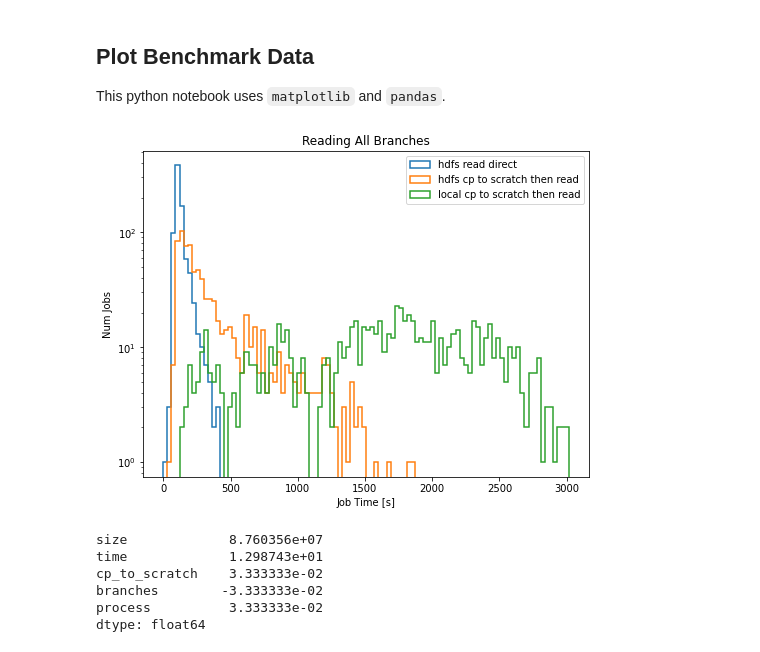
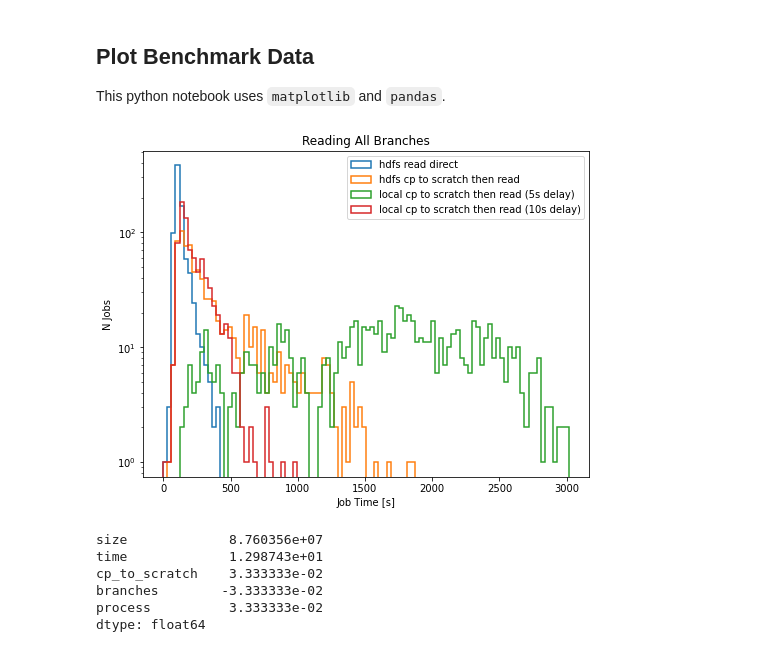
Before and after one commit to tomeichlersmith/umn-cluster, a Jupyter notebook: filesystem/plot_benchmark.ipynb, the cells around one changed output. Drawn from its saved outputs; the diff is of its cells as text; code cells hidden in the pictures.

Commit message:
do another run with 10s delay

```diff
--- a/filesystem/plot_benchmark.ipynb
+++ b/filesystem/plot_benchmark.ipynb
@@ -11,21 +11,22 @@ selections = {
     'hdfs read direct' : (df['filesystem']=='hdfs')&(df['cp_to_scratch']==False)&(df['process']==True),
     'hdfs cp to scratch then read' : (df['filesystem']=='hdfs')&(df['cp_to_scratch']==True)&(df['process']==True),
 #    'local read direct' : (df['filesystem']=='zfs')&(df['cp_to_scratch']==False)&(df['process']==True),
-    'local cp to scratch then read' : (df['filesystem']=='zfs')&(df['cp_to_scratch']==True)&(df['process']==True)
+    'local cp to scratch then read (5s delay)' : (df['delay']==5)&(df['filesystem']=='zfs')&(df['cp_to_scratch']==True)&(df['process']==True),
+    'local cp to scratch then read (10s delay)' : (df['delay']==10)&(df['filesystem']=='zfs')&(df['cp_to_scratch']==True)&(df['process']==True)
 }
 # %%
 plt.figure(figsize=(8,6))
 max_time = np.max(df[df['branches']==-1]['time'])
 for name, sl in selections.items() :
     plt.hist(df[sl&(df['branches']==-1)]['time'],label=name, histtype='step',lw=1.5,bins=100,range=(0.,max_time))
 plt.xlabel('Job Time [s]')
-plt.ylabel('Num Jobs')
+plt.ylabel('N Jobs')
 plt.legend()
 plt.yscale('log')
 plt.title('Reading All Branches')
 plt.show()
 # %% [output]
-[figure, old version]
+[figure, new version]
 # %%
 df[selections['hdfs cp to scratch then read']].mean() / 30
 # %% [output]
```
Also changed, not shown: parts of 2 cells of this notebook, 2 other files.
